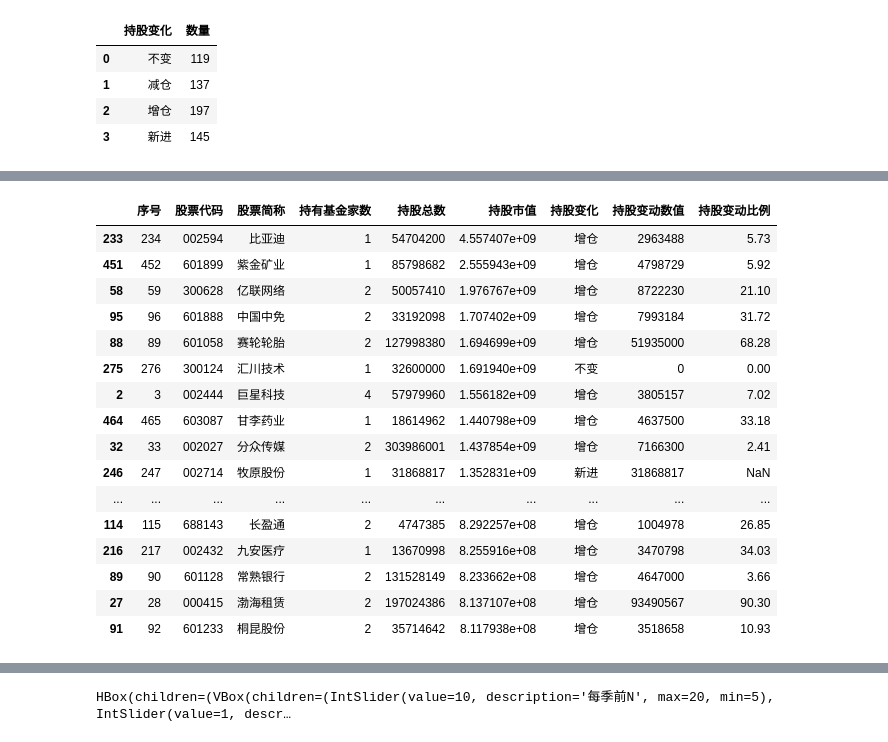
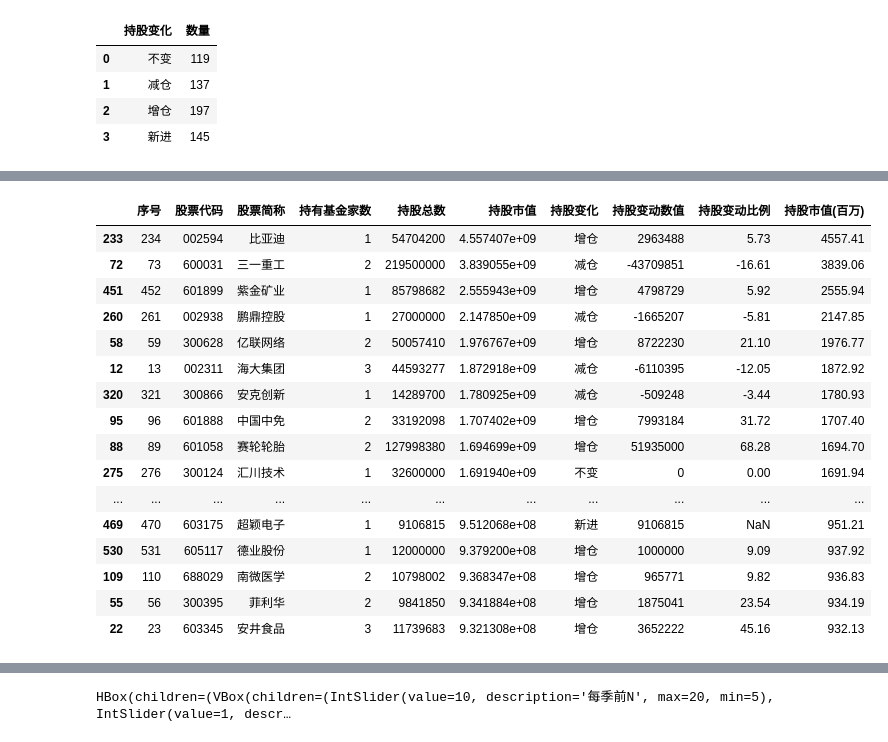
Before and after one commit to hangwang200/research_fin, a Jupyter notebook: ssf_stock/test_ssf.ipynb, the cells around one changed output, grey strips where cells are left out. Cells and saved outputs as stored; diff of their text form; code cells hidden in the pictures.

```diff
--- a/test_ssf.ipynb
+++ b/ssf_stock/test_ssf.ipynb
@@ -70,6 +28,7 @@ if __name__ == "__main__":
 # %%
 import akshare as ak
 import pandas as pd
+from pathlib import Path
 
 def get_ssf_holdings(report_date: str) -> pd.DataFrame | None:
     print(f"正在获取 {report_date} 报告期的社保基金持仓数据...")
@@ -82,4 +41,15 @@ def get_ssf_holdings(report_date: str) -> pd.DataFrame | None:
         print(f"数据获取失败: {e}")
         return None
 
-results = {d: get_ssf_holdings(d) for d in ["20260930"]}
+# results = {d: get_ssf_holdings(d) for d in ["20260930"]}
+results = {}
+
+# 近三年季度报告期: 2023Q4 ~ 2026Q3; 已下载的季度缓存到本地, 重启 kernel 后不必重新下载
+dates = pd.date_range("2023-12-31", "2026-09-30", freq="QE").strftime("%Y%m%d").tolist()
+
+cache_path = Path("ssf_holdings_cache.pkl")
+cache = pd.read_pickle(cache_path) if cache_path.exists() else {}
+for d in dates:
+    if results.get(d) is None:
+        results[d] = cache[d] if d in cache else get_ssf_holdings(d)
+pd.to_pickle({d: results[d] for d in dates if results[d] is not None}, cache_path)
@@ -113,25 +68,27 @@ display(results["20260930"][results["20260930"]["持股变化"].isin(["新进",
 # %%
 df = results["20260930"]
+
 display(
-    df[df["持股变化"].isin(["新进", "增仓", "不变"])]
+    df[df["持股变化"].isin(["新进", "增仓", "不变", "减仓", "清仓"])]
+    .assign(**{"持股市值(百万)": lambda x: (x["持股市值"] / 1e6).round(2)})
     .sort_values("持股市值", ascending=False).head(50)
 )
 # %% [output]
-|  | 序号 | 股票代码 | 股票简称 | 持有基金家数 | 持股总数 | 持股市值 | 持股变化 | 持股变动数值 | 持股变动比例 |
-| 233 | 234 | 002594 | 比亚迪 | 1 | 54704200 | 4.557407e+09 | 增仓 | 2963488 | 5.73 |
-| 451 | 452 | 601899 | 紫金矿业 | 1 | 85798682 | 2.555943e+09 | 增仓 | 4798729 | 5.92 |
-| 58 | 59 | 300628 | 亿联网络 | 2 | 50057410 | 1.976767e+09 | 增仓 | 8722230 | 21.10 |
-| 95 | 96 | 601888 | 中国中免 | 2 | 33192098 | 1.707402e+09 | 增仓 | 7993184 | 31.72 |
-| 88 | 89 | 601058 | 赛轮轮胎 | 2 | 127998380 | 1.694699e+09 | 增仓 | 51935000 | 68.28 |
-| 275 | 276 | 300124 | 汇川技术 | 1 | 32600000 | 1.691940e+09 | 不变 | 0 | 0.00 |
-| 2 | 3 | 002444 | 巨星科技 | 4 | 57979960 | 1.556182e+09 | 增仓 | 3805157 | 7.02 |
-| 464 | 465 | 603087 | 甘李药业 | 1 | 18614962 | 1.440798e+09 | 增仓 | 4637500 | 33.18 |
-| 32 | 33 | 002027 | 分众传媒 | 2 | 303986001 | 1.437854e+09 | 增仓 | 7166300 | 2.41 |
-| 246 | 247 | 002714 | 牧原股份 | 1 | 31868817 | 1.352831e+09 | 新进 | 31868817 | NaN |
-| ... | ... | ... | ... | ... | ... | ... | ... | ... | ... |
-| 114 | 115 | 688143 | 长盈通 | 2 | 4747385 | 8.292257e+08 | 增仓 | 1004978 | 26.85 |
-| 216 | 217 | 002432 | 九安医疗 | 1 | 13670998 | 8.255916e+08 | 增仓 | 3470798 | 34.03 |
-| 89 | 90 | 601128 | 常熟银行 | 2 | 131528149 | 8.233662e+08 | 增仓 | 4647000 | 3.66 |
-| 27 | 28 | 000415 | 渤海租赁 | 2 | 197024386 | 8.137107e+08 | 增仓 | 93490567 | 90.30 |
-| 91 | 92 | 601233 | 桐昆股份 | 2 | 35714642 | 8.117938e+08 | 增仓 | 3518658 | 10.93 |
+|  | 序号 | 股票代码 | 股票简称 | 持有基金家数 | 持股总数 | 持股市值 | 持股变化 | 持股变动数值 | 持股变动比例 | 持股市值(百万) |
+| 233 | 234 | 002594 | 比亚迪 | 1 | 54704200 | 4.557407e+09 | 增仓 | 2963488 | 5.73 | 4557.41 |
+| 72 | 73 | 600031 | 三一重工 | 2 | 219500000 | 3.839055e+09 | 减仓 | -43709851 | -16.61 | 3839.06 |
+| 451 | 452 | 601899 | 紫金矿业 | 1 | 85798682 | 2.555943e+09 | 增仓 | 4798729 | 5.92 | 2555.94 |
+| 260 | 261 | 002938 | 鹏鼎控股 | 1 | 27000000 | 2.147850e+09 | 减仓 | -1665207 | -5.81 | 2147.85 |
+| 58 | 59 | 300628 | 亿联网络 | 2 | 50057410 | 1.976767e+09 | 增仓 | 8722230 | 21.10 | 1976.77 |
+| 12 | 13 | 002311 | 海大集团 | 3 | 44593277 | 1.872918e+09 | 减仓 | -6110395 | -12.05 | 1872.92 |
+| 320 | 321 | 300866 | 安克创新 | 1 | 14289700 | 1.780925e+09 | 减仓 | -509248 | -3.44 | 1780.93 |
+| 95 | 96 | 601888 | 中国中免 | 2 | 33192098 | 1.707402e+09 | 增仓 | 7993184 | 31.72 | 1707.40 |
+| 88 | 89 | 601058 | 赛轮轮胎 | 2 | 127998380 | 1.694699e+09 | 增仓 | 51935000 | 68.28 | 1694.70 |
+| 275 | 276 | 300124 | 汇川技术 | 1 | 32600000 | 1.691940e+09 | 不变 | 0 | 0.00 | 1691.94 |
+| ... | ... | ... | ... | ... | ... | ... | ... | ... | ... | ... |
+| 469 | 470 | 603175 | 超颖电子 | 1 | 9106815 | 9.512068e+08 | 新进 | 9106815 | NaN | 951.21 |
+| 530 | 531 | 605117 | 德业股份 | 1 | 12000000 | 9.379200e+08 | 增仓 | 1000000 | 9.09 | 937.92 |
+| 109 | 110 | 688029 | 南微医学 | 2 | 10798002 | 9.368347e+08 | 增仓 | 965771 | 9.82 | 936.83 |
+| 55 | 56 | 300395 | 菲利华 | 2 | 9841850 | 9.341884e+08 | 增仓 | 1875041 | 23.54 | 934.19 |
+| 22 | 23 | 603345 | 安井食品 | 3 | 11739683 | 9.321308e+08 | 增仓 | 3652222 | 45.16 | 932.13 |
 # %%
```
Also changed, not shown: parts of 9 cells of this notebook, 8 other files.
